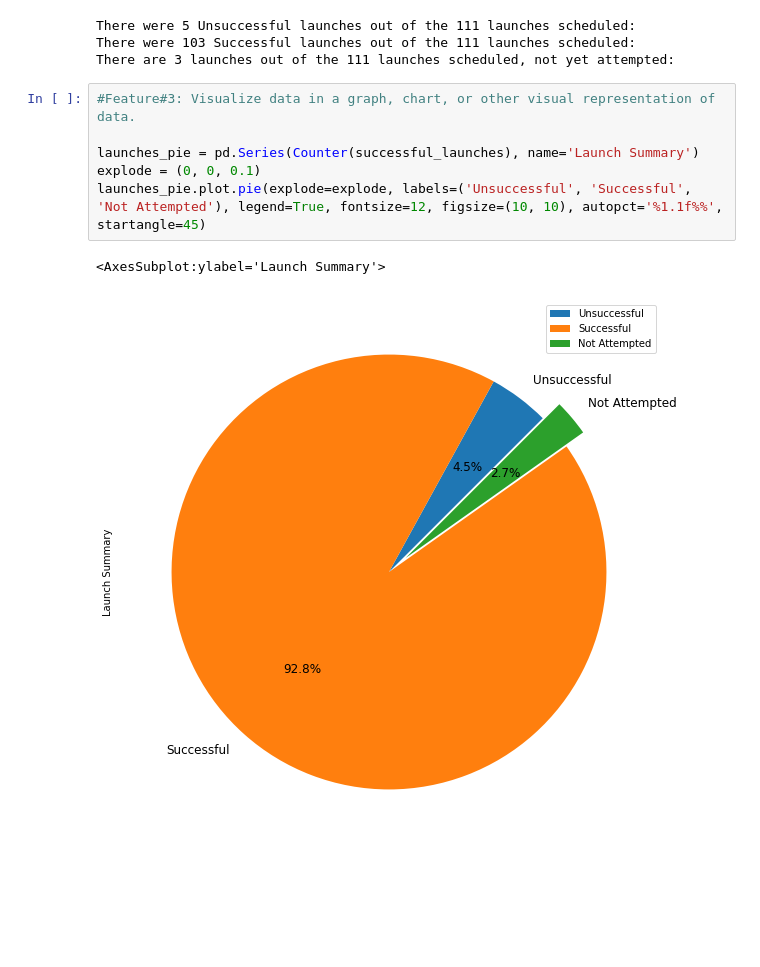
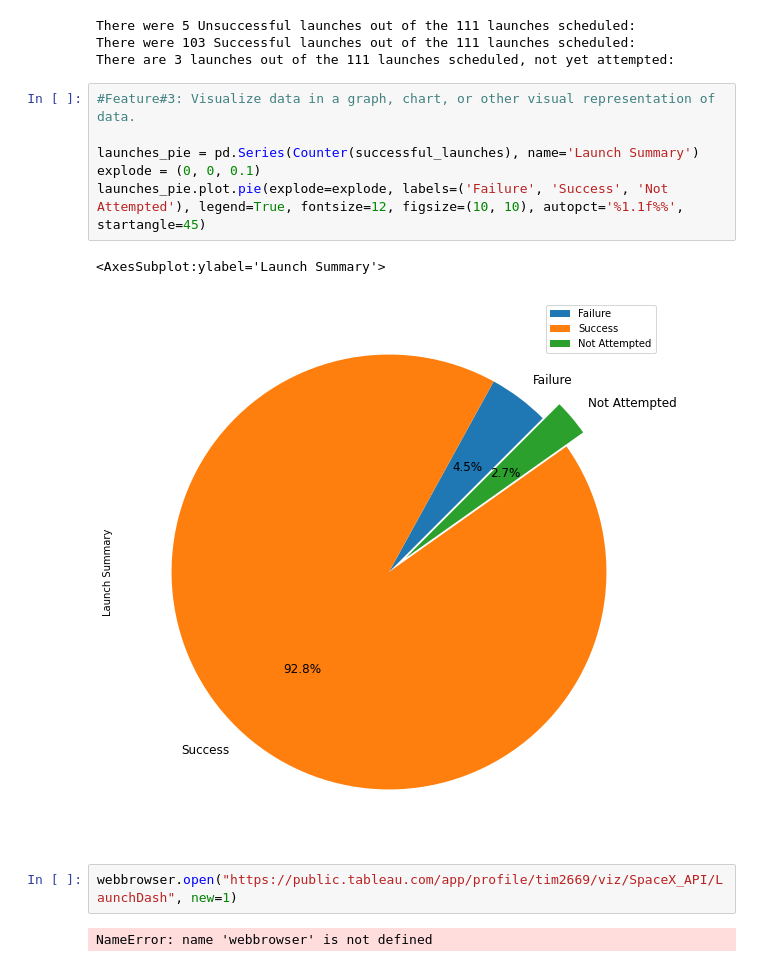
Before and after one commit to Tim-Fili/spacex_api, a Jupyter notebook: spacex_api.ipynb, the cells around one changed output. Cells and saved outputs as stored; diff of their text form; blank space fills up the shorter version.

```diff
--- a/spacex_api.ipynb
+++ b/spacex_api.ipynb
@@ -114,9 +114,13 @@ There are 3 launches out of the 111 launches scheduled, not yet attempted:
 # %%
 #Feature#3: Visualize data in a graph, chart, or other visual representation of data.
 
 launches_pie = pd.Series(Counter(successful_launches), name='Launch Summary')
 explode = (0, 0, 0.1)
-launches_pie.plot.pie(explode=explode, labels=('Unsuccessful', 'Successful', 'Not Attempted'), legend=True, fontsize=12, figsize=(10, 10), autopct='%1.1f%%', startangle=45)
+launches_pie.plot.pie(explode=explode, labels=('Failure', 'Success', 'Not Attempted'), legend=True, fontsize=12, figsize=(10, 10), autopct='%1.1f%%', startangle=45)
 # %% [output]
 <AxesSubplot:ylabel='Launch Summary'>
-[figure, old version]
+[figure, new version]
+# %%
+webbrowser.open("https://public.tableau.com/app/profile/tim2669/viz/SpaceX_API/LaunchDash", new=1)
+# %% [output]
+NameError: name 'webbrowser' is not defined
```
